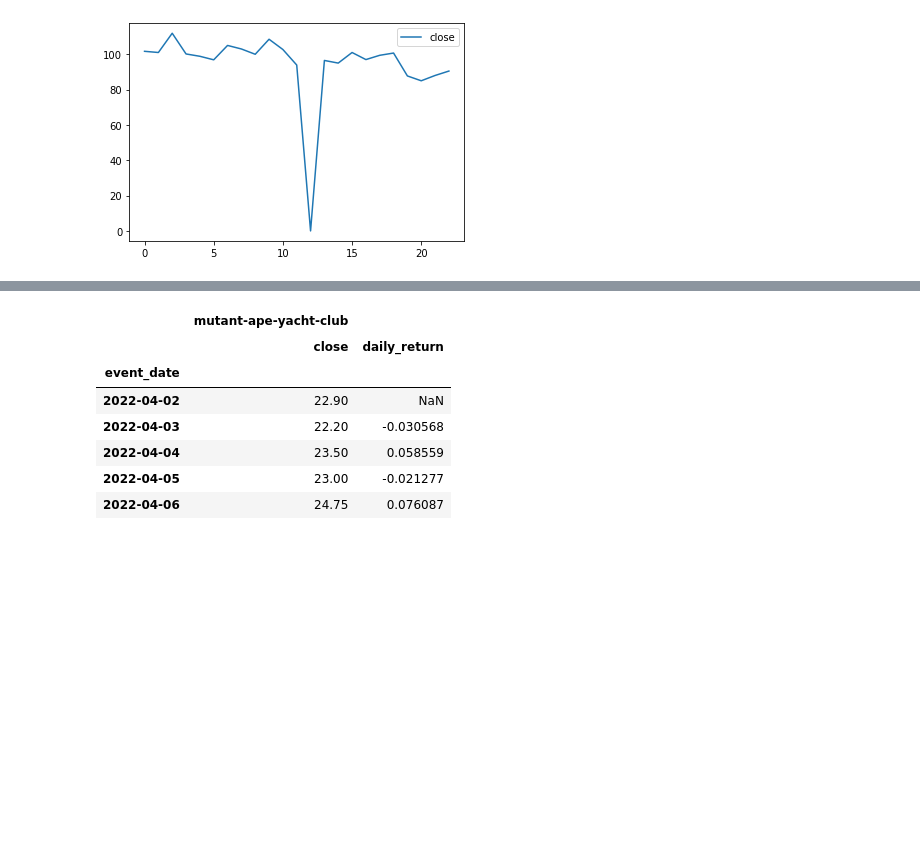
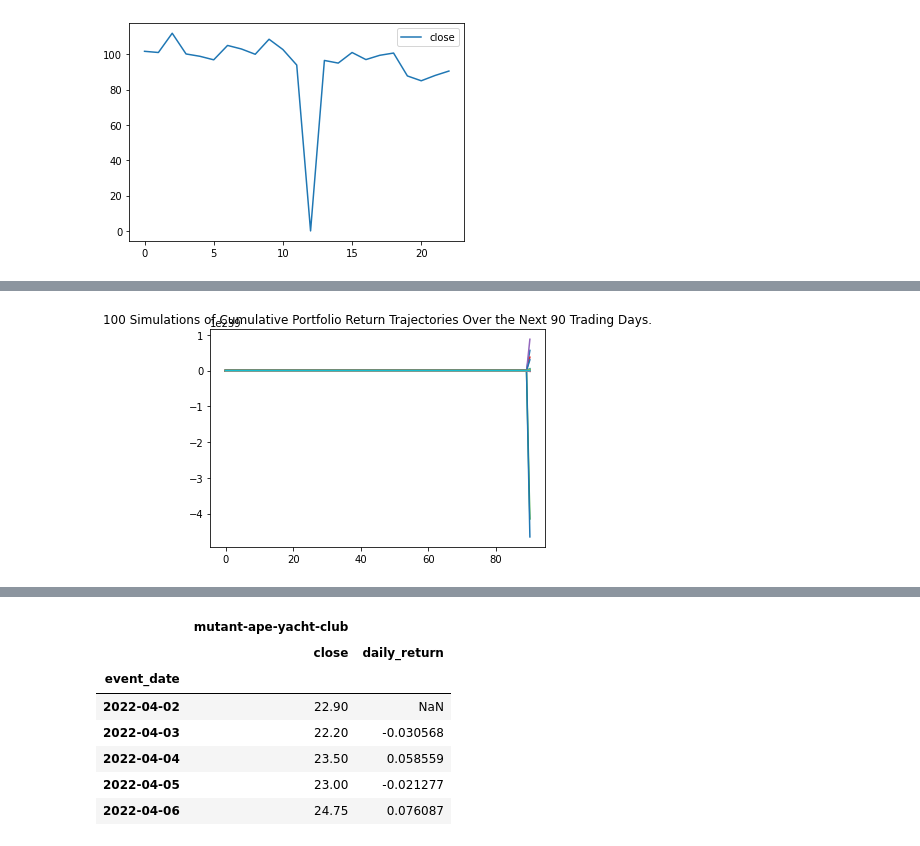
Before and after one commit to sameerlakhe/NFTPriceTrackerAndForecaster, a Jupyter notebook: nft_tracker.ipynb, the cells around one changed output, grey strips where cells are left out. Saved outputs shown, nothing was run; the diff lists cells and outputs as text; code cells hidden in the pictures; blank space fills up the shorter version.

```diff
--- a/nft_tracker.ipynb
+++ b/nft_tracker.ipynb
@@ -331,0 +442,11 @@ See the caveats in the documentation: https://pandas.pydata.org/pandas-docs/stab
+# %%
+num_of_simulation =100
+#num_of_years=1
+#num_trading_days = 252*num_of_years
+num_trading_days=90
+
+MC_df_boredapeyachtclub = MCSimulation(
+    portfolio_data = df_boredapeyachtclub,
+    num_simulation = num_of_simulation,
+    num_trading_days = num_trading_days
+)
@@ -331,0 +492,14 @@ See the caveats in the documentation: https://pandas.pydata.org/pandas-docs/stab
+# %%
+def determine_simulation_image_name(collection_slug):
+    return "Images/"+collection_slug+"_sim_plot.png"
+
+def determine_distribution_image_name(collection_slug):
+    return "Images/"+collection_slug+"_dist_plot.png"
+
+sim_image_name=determine_simulation_image_name(collection_slug)
+
+# Plot simulation outcomes
+line_plot = MC_df_boredapeyachtclub.plot_simulation()
+line_plot.get_figure().savefig(sim_image_name, bbox_inches="tight")
+# %% [output]
+[figure, added]
```
Also changed, not shown: parts of 62 cells of this notebook, 22 other files.
